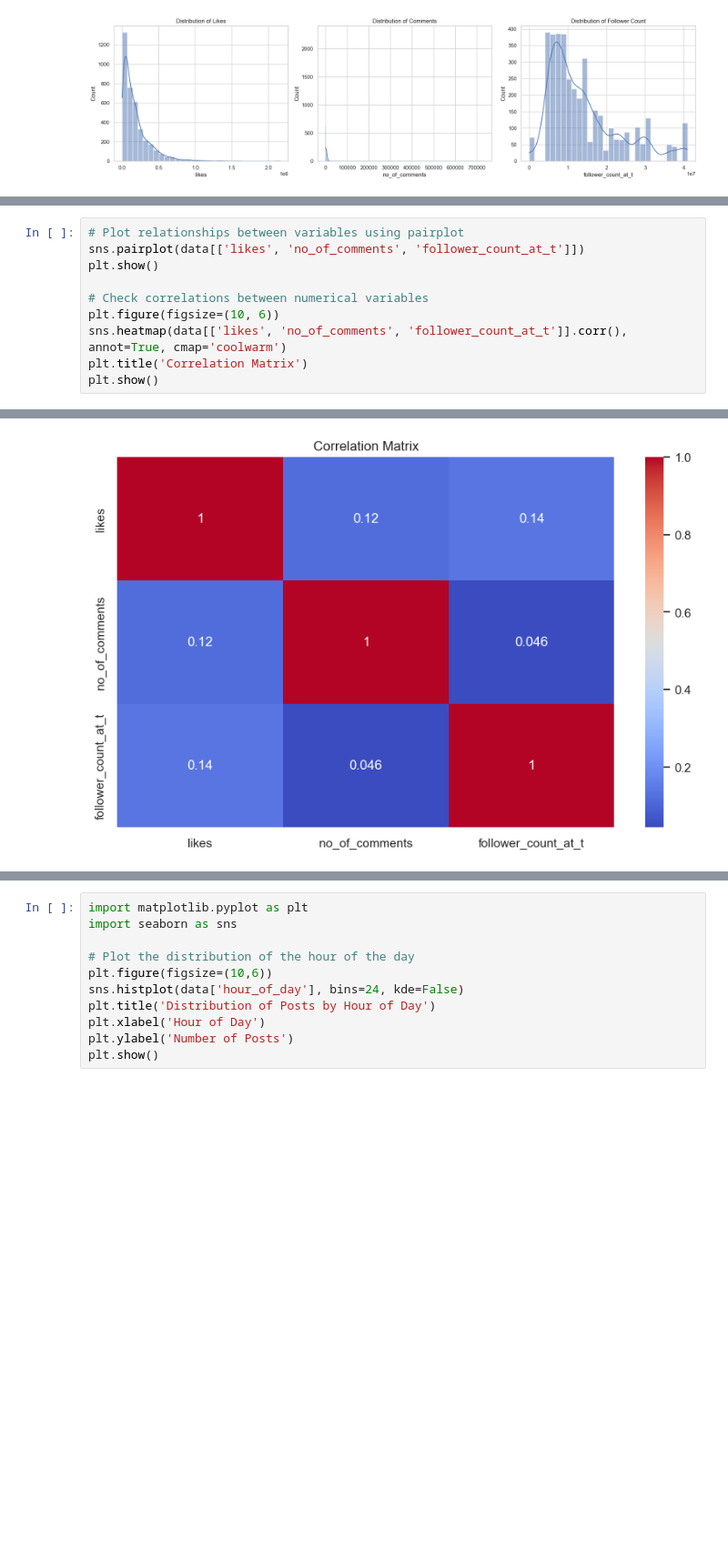
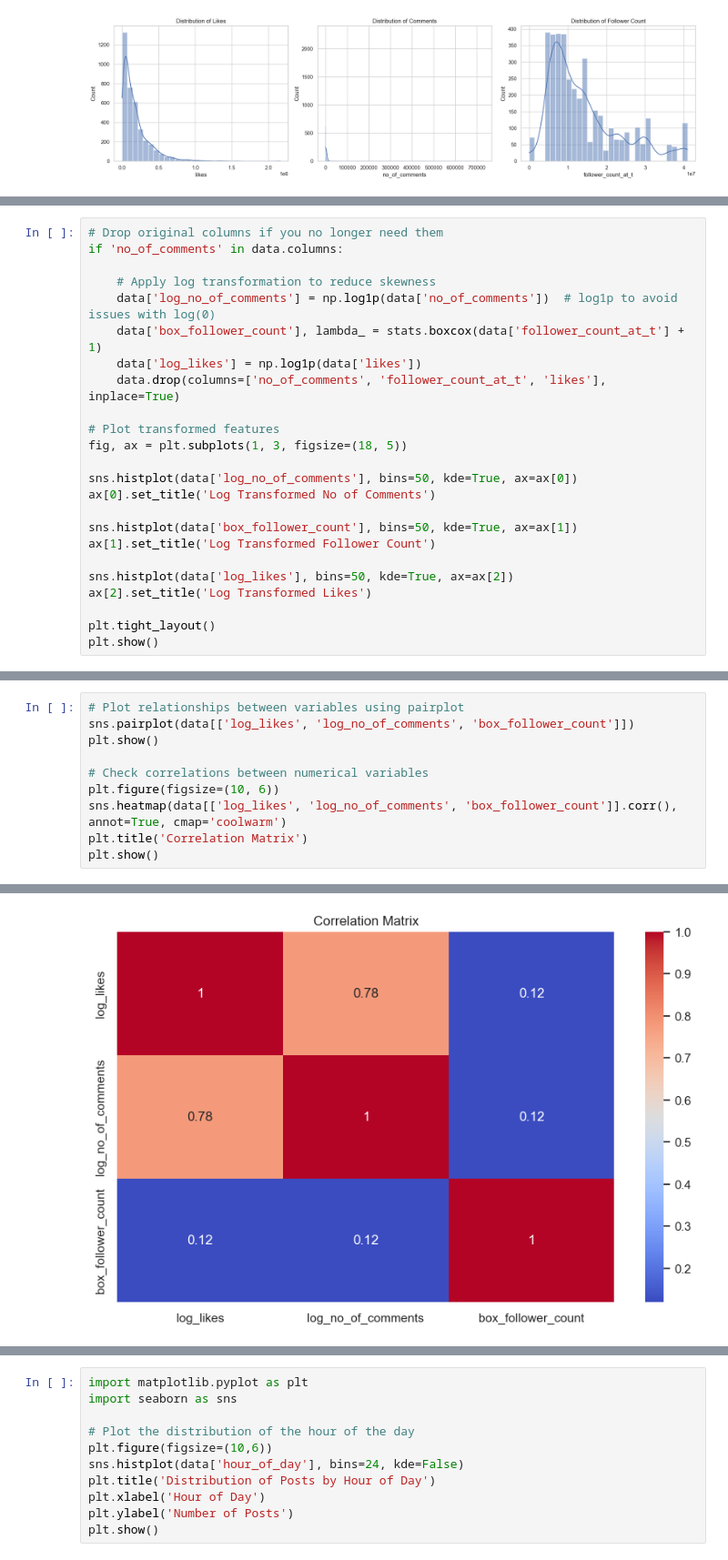
Before and after one commit to highheat4/Instagram_Data_Analysis, a Jupyter notebook: EDA.ipynb, the cells around one changed output, grey strips where cells are left out. Shown at 91% size. Saved outputs shown, nothing was run; the diff lists cells and outputs as text; blank space fills up the shorter version.

```diff
--- a/EDA.ipynb
+++ b/EDA.ipynb
@@ -66,0 +87,24 @@ dtype: int64
+# %%
+# Drop original columns if you no longer need them
+if 'no_of_comments' in data.columns:
+
+    # Apply log transformation to reduce skewness
+    data['log_no_of_comments'] = np.log1p(data['no_of_comments'])  # log1p to avoid issues with log(0)
+    data['box_follower_count'], lambda_ = stats.boxcox(data['follower_count_at_t'] + 1)
+    data['log_likes'] = np.log1p(data['likes'])
+    data.drop(columns=['no_of_comments', 'follower_count_at_t', 'likes'], inplace=True)
+
+# Plot transformed features
+fig, ax = plt.subplots(1, 3, figsize=(18, 5))
+
+sns.histplot(data['log_no_of_comments'], bins=50, kde=True, ax=ax[0])
+ax[0].set_title('Log Transformed No of Comments')
+
+sns.histplot(data['box_follower_count'], bins=50, kde=True, ax=ax[1])
+ax[1].set_title('Log Transformed Follower Count')
+
+sns.histplot(data['log_likes'], bins=50, kde=True, ax=ax[2])
+ax[2].set_title('Log Transformed Likes')
+
+plt.tight_layout()
+plt.show()
@@ -67,11 +124,11 @@ dtype: int64
 # %%
 # Plot relationships between variables using pairplot
-sns.pairplot(data[['likes', 'no_of_comments', 'follower_count_at_t']])
+sns.pairplot(data[['log_likes', 'log_no_of_comments', 'box_follower_count']])
 plt.show()
 
 # Check correlations between numerical variables
 plt.figure(figsize=(10, 6))
-sns.heatmap(data[['likes', 'no_of_comments', 'follower_count_at_t']].corr(), annot=True, cmap='coolwarm')
+sns.heatmap(data[['log_likes', 'log_no_of_comments', 'box_follower_count']].corr(), annot=True, cmap='coolwarm')
 plt.title('Correlation Matrix')
 plt.show()
 # %% [output]
@@ -79 +136 @@ plt.show()
-[figure, old version]
+[figure, new version]
```
Also changed, not shown: parts of 17 cells of this notebook, 9 other files.
